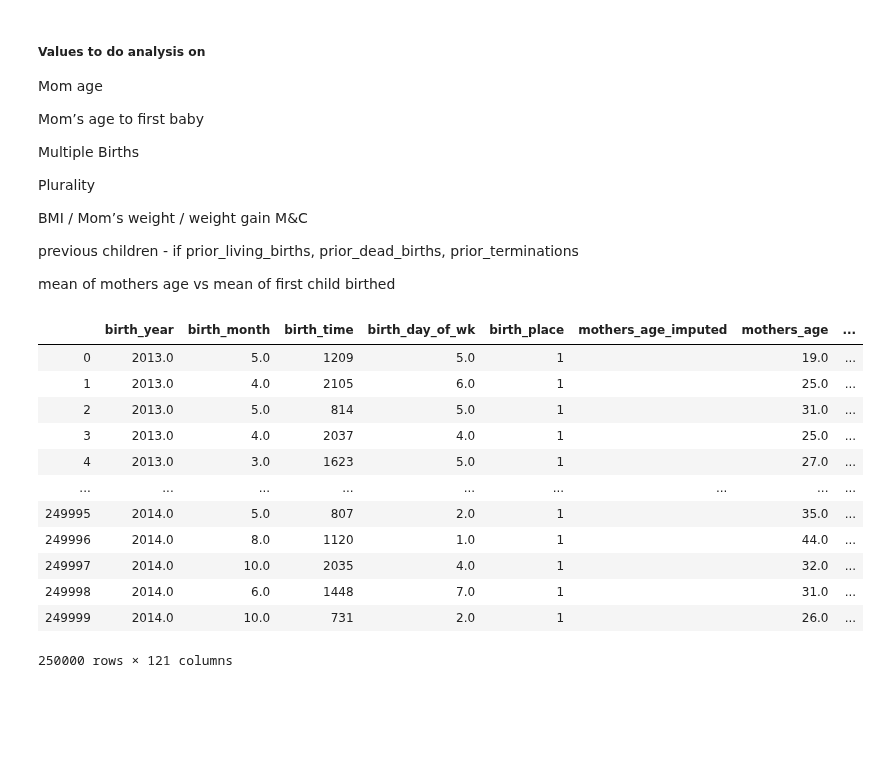
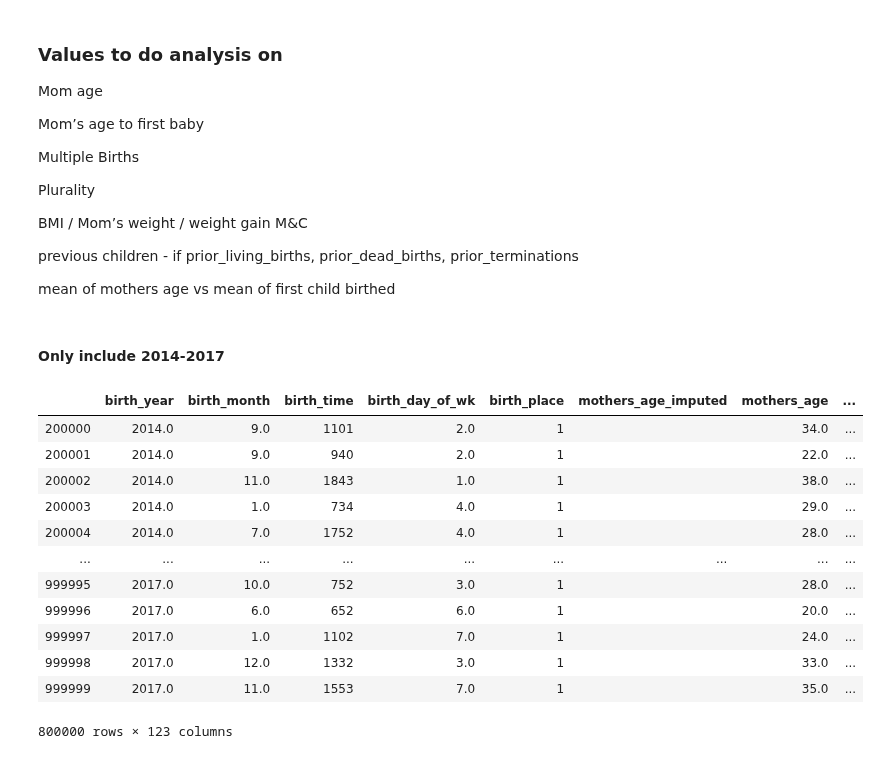
Before and after one commit to mkwasnica/CDC_capstone, a Jupyter notebook: notebooks/CHTimeSeries.ipynb, the cells around one changed output. Cells and saved outputs as stored; diff of their text form; code cells hidden in the pictures; blank space fills up the shorter version.

```diff
--- a/notebooks/CHTimeSeries.ipynb
+++ b/notebooks/CHTimeSeries.ipynb
@@ -6,7 +6,8 @@ import seaborn as sns
 # %%
-totDF = pd.read_csv('../data/raw/totSampDF.csv')
+totDF = pd.read_csv('../data/raw/totSampDF18.csv')
+totDF = totDF.drop(totDF.columns[0],axis=1)#.reset_index()
 # %% [markdown]
-##### Values to do analysis on
+### Values to do analysis on
 
  Mom age
 
@@ -21,20 +22,24 @@ totDF = pd.read_csv('../data/raw/totSampDF.csv')
  previous children - if prior_living_births, prior_dead_births, prior_terminations
 
  mean of mothers age vs mean of first child birthed
-# %%
-#totDF = totDF.drop(totDF.columns[0],axis=1)#.reset_index()
-totDF.head(250000)
-# %% [output]
-|  | birth_year | birth_month | birth_time | birth_day_of_wk | birth_place | mothers_age_imputed | mothers_age | ... |
-| 0 | 2013.0 | 5.0 | 1209 | 5.0 | 1 |  | 19.0 | ... |
-| 1 | 2013.0 | 4.0 | 2105 | 6.0 | 1 |  | 25.0 | ... |
-| 2 | 2013.0 | 5.0 | 814 | 5.0 | 1 |  | 31.0 | ... |
-| 3 | 2013.0 | 4.0 | 2037 | 4.0 | 1 |  | 25.0 | ... |
-| 4 | 2013.0 | 3.0 | 1623 | 5.0 | 1 |  | 27.0 | ... |
-| ... | ... | ... | ... | ... | ... | ... | ... | ... |
-| 249995 | 2014.0 | 5.0 | 807 | 2.0 | 1 |  | 35.0 | ... |
-| 249996 | 2014.0 | 8.0 | 1120 | 1.0 | 1 |  | 44.0 | ... |
-| 249997 | 2014.0 | 10.0 | 2035 | 4.0 | 1 |  | 32.0 | ... |
-| 249998 | 2014.0 | 6.0 | 1448 | 7.0 | 1 |  | 31.0 | ... |
-| 249999 | 2014.0 | 10.0 | 731 | 2.0 | 1 |  | 26.0 | ... |
-250000 rows × 121 columns
+# %% [markdown]
+#### Only include 2014-2017
+# %%
+dfNo13 = totDF.loc[totDF['birth_year'] != 2013.0]
+dfNo13 = dfNo13.drop(totDF.columns[0:2],axis=1)
+dfNo13.drop(4933,axis=0,inplace=True)
+dfNo13
+# %% [output]
+|  | birth_year | birth_month | birth_time | birth_day_of_wk | birth_place | mothers_age_imputed | mothers_age | ... |
+| 200000 | 2014.0 | 9.0 | 1101 | 2.0 | 1 |  | 34.0 | ... |
+| 200001 | 2014.0 | 9.0 | 940 | 2.0 | 1 |  | 22.0 | ... |
+| 200002 | 2014.0 | 11.0 | 1843 | 1.0 | 1 |  | 38.0 | ... |
+| 200003 | 2014.0 | 1.0 | 734 | 4.0 | 1 |  | 29.0 | ... |
+| 200004 | 2014.0 | 7.0 | 1752 | 4.0 | 1 |  | 28.0 | ... |
+| ... | ... | ... | ... | ... | ... | ... | ... | ... |
+| 999995 | 2017.0 | 10.0 | 752 | 3.0 | 1 |  | 28.0 | ... |
+| 999996 | 2017.0 | 6.0 | 652 | 6.0 | 1 |  | 20.0 | ... |
+| 999997 | 2017.0 | 1.0 | 1102 | 7.0 | 1 |  | 24.0 | ... |
+| 999998 | 2017.0 | 12.0 | 1332 | 3.0 | 1 |  | 33.0 | ... |
+| 999999 | 2017.0 | 11.0 | 1553 | 7.0 | 1 |  | 35.0 | ... |
+800000 rows × 123 columns
```
Also changed, not shown: parts of 20 cells of this notebook, 2 other files.
